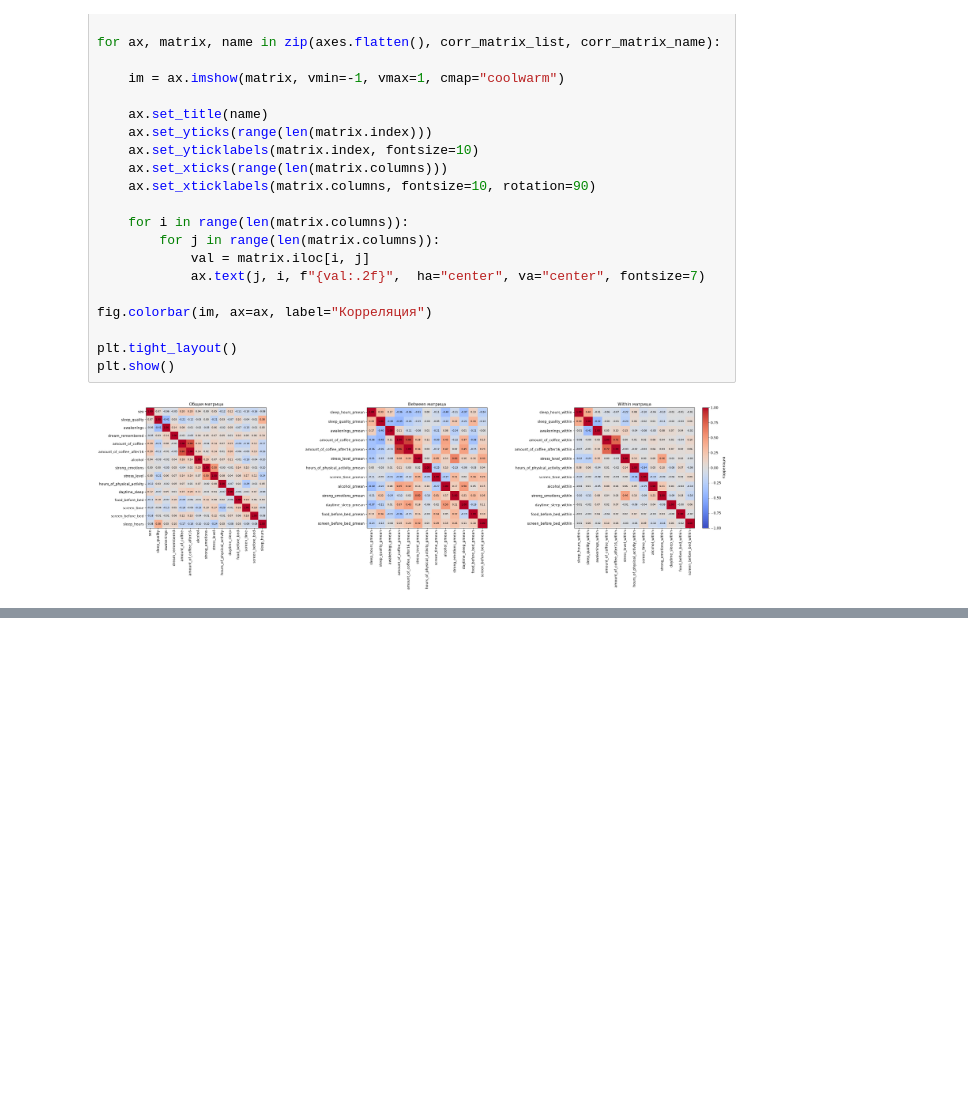
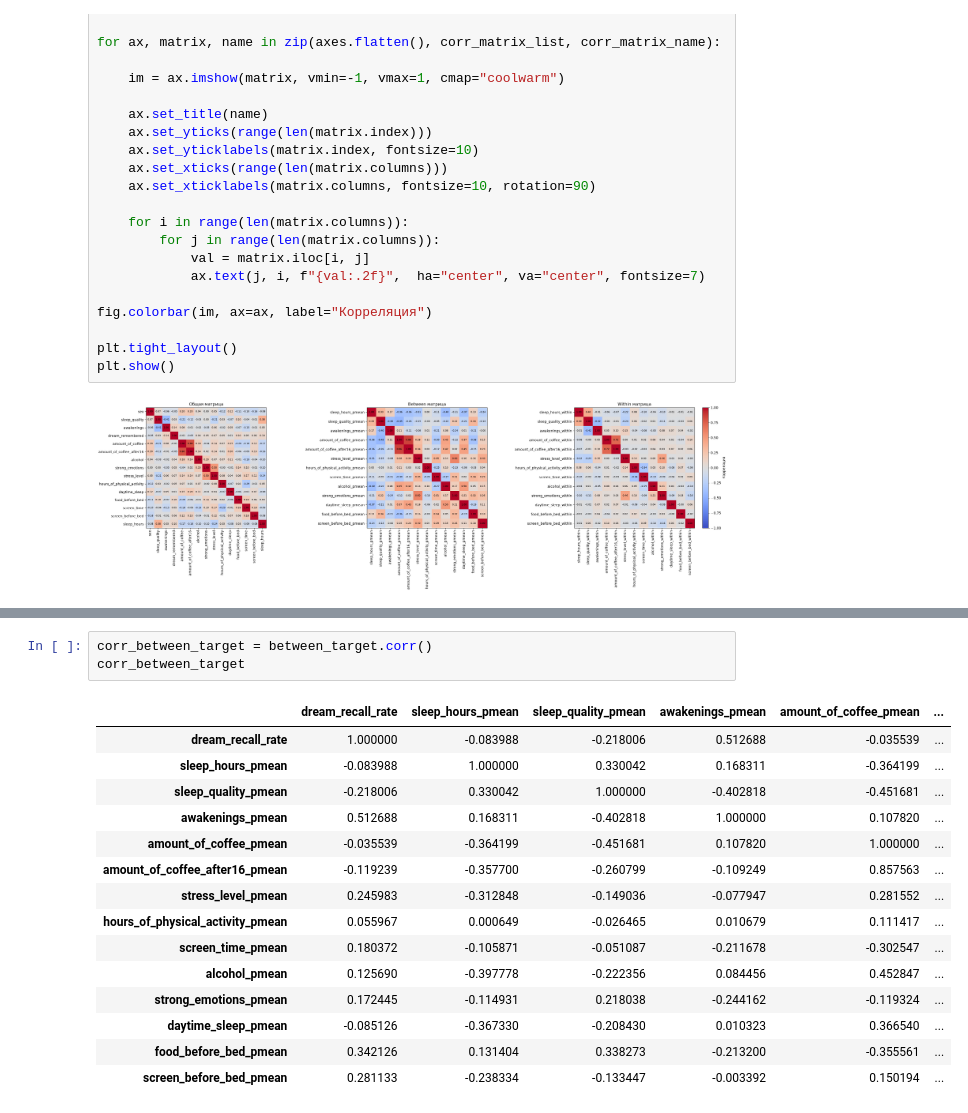
Before and after one commit to EnemyOfDeath7/dream-project, a Jupyter notebook: dream.ipynb, the cells around one changed output, grey strips where cells are left out. Drawn from its saved outputs; the diff is of its cells as text; blank space fills up the shorter version.

```diff
--- a/dream.ipynb
+++ b/dream.ipynb
@@ -1074,0 +1157,19 @@ plt.show()
+# %%
+corr_between_target = between_target.corr()
+corr_between_target
+# %% [output]
+|  | dream_recall_rate | sleep_hours_pmean | sleep_quality_pmean | awakenings_pmean | amount_of_coffee_pmean | ... |
+| dream_recall_rate | 1.000000 | -0.083988 | -0.218006 | 0.512688 | -0.035539 | ... |
+| sleep_hours_pmean | -0.083988 | 1.000000 | 0.330042 | 0.168311 | -0.364199 | ... |
+| sleep_quality_pmean | -0.218006 | 0.330042 | 1.000000 | -0.402818 | -0.451681 | ... |
+| awakenings_pmean | 0.512688 | 0.168311 | -0.402818 | 1.000000 | 0.107820 | ... |
+| amount_of_coffee_pmean | -0.035539 | -0.364199 | -0.451681 | 0.107820 | 1.000000 | ... |
+| amount_of_coffee_after16_pmean | -0.119239 | -0.357700 | -0.260799 | -0.109249 | 0.857563 | ... |
+| stress_level_pmean | 0.245983 | -0.312848 | -0.149036 | -0.077947 | 0.281552 | ... |
+| hours_of_physical_activity_pmean | 0.055967 | 0.000649 | -0.026465 | 0.010679 | 0.111417 | ... |
+| screen_time_pmean | 0.180372 | -0.105871 | -0.051087 | -0.211678 | -0.302547 | ... |
+| alcohol_pmean | 0.125690 | -0.397778 | -0.222356 | 0.084456 | 0.452847 | ... |
+| strong_emotions_pmean | 0.172445 | -0.114931 | 0.218038 | -0.244162 | -0.119324 | ... |
+| daytime_sleep_pmean | -0.085126 | -0.367330 | -0.208430 | 0.010323 | 0.366540 | ... |
+| food_before_bed_pmean | 0.342126 | 0.131404 | 0.338273 | -0.213200 | -0.355561 | ... |
+| screen_before_bed_pmean | 0.281133 | -0.238334 | -0.133447 | -0.003392 | 0.150194 | ... |
```
Also changed, not shown: parts of 10 cells of this notebook.
